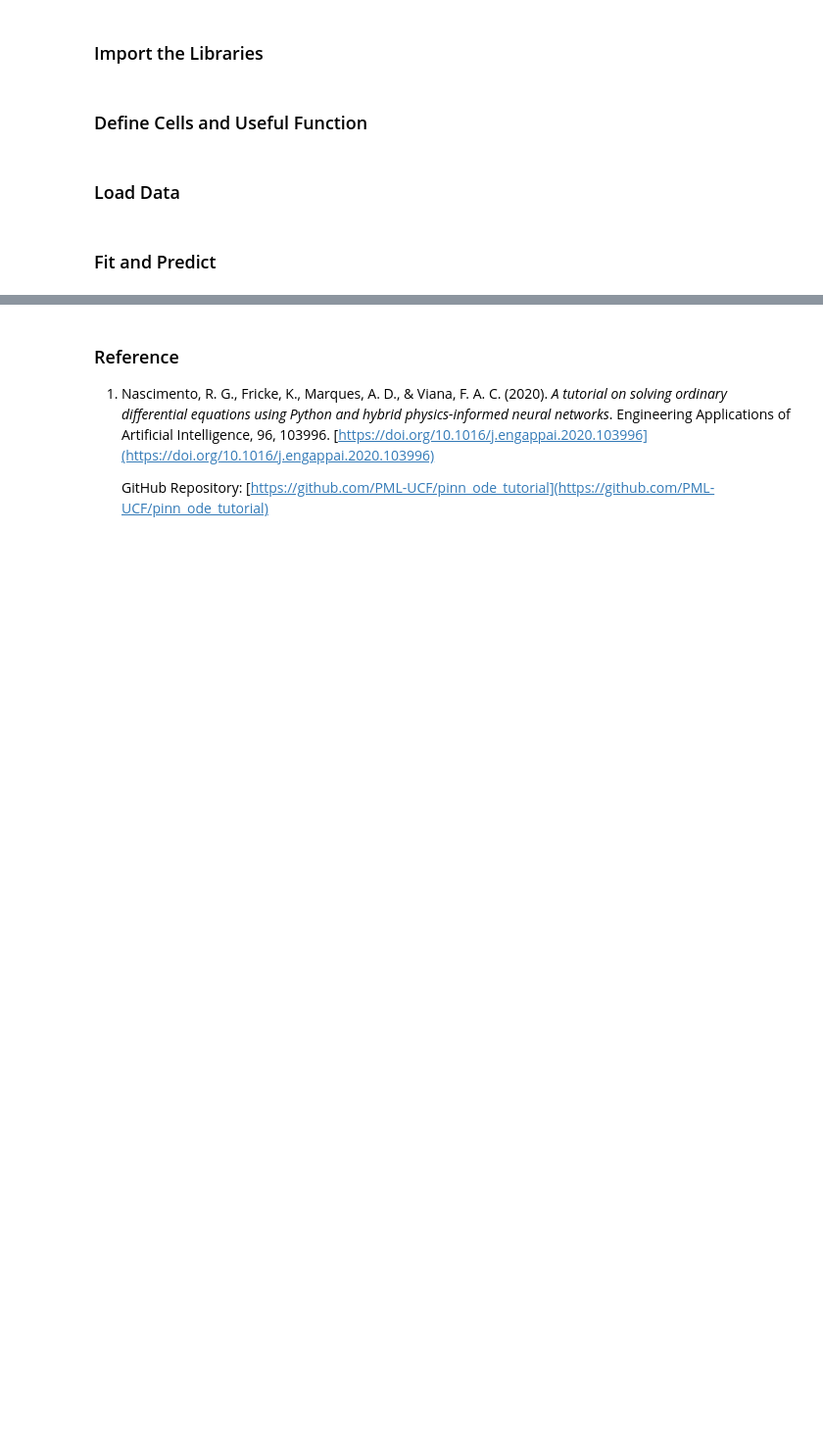
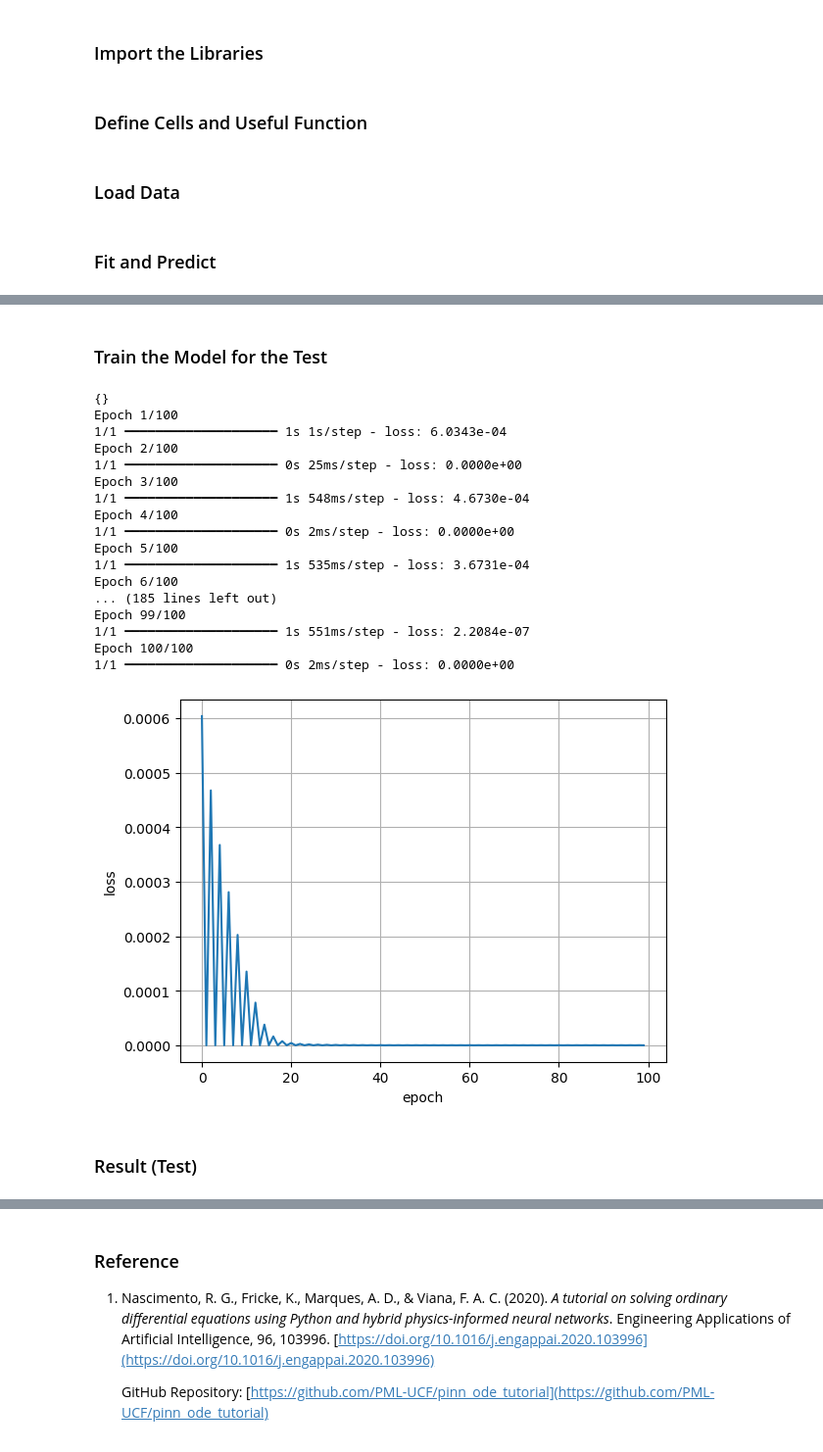
Before and after one commit to IsseiMatsuzoe/PINN, a Jupyter notebook: Solving First Order Differential Equation with Hybrid PINN.ipynb, the cells around one changed output, grey strips where cells are left out. Shown: that part at 98% size. Drawn from its saved outputs; the diff is of its cells as text; code cells hidden in the pictures; blank space fills up the shorter version.

```diff
--- a/Solving First Order Differential Equation with Hybrid PINN.ipynb
+++ b/Solving First Order Differential Equation with Hybrid PINN.ipynb
@@ -184,0 +176,53 @@ plt.show()
+# %% [markdown]
+### Train the Model for the Test
+# %%
+# stress-intensity layer
+dKlayer = Sequential()
+dKlayer.add(Normalization(70, 160, 0.005, 0.03))
+dKlayer.add(Dense(5, activation='tanh'))
+dKlayer.add(Dense(1))
+
+# weight initialization
+S_range  = np.linspace(70, 160, 1000)
+a_range  = np.linspace(0.005, 0.03, 1000)[np.random.permutation(np.arange(1000))]
+dK_range = -12.05 + 0.24 * S_range + 760.0 * a_range
+
+dKlayer.compile(loss='mse', optimizer=RMSprop(1e-2))
+inputs_train = np.transpose(np.asarray([S_range, a_range]))
+dKlayer.fit(inputs_train, dK_range, epochs=100, verbose=0)
+
+# fitting physics-informed neural network
+mckp = ModelCheckpoint(filepath = "./savedmodels/cp.weights.h5", monitor = 'loss', verbose = 0,
+                        save_best_only = True, mode = 'min', save_weights_only = True)
+
+model = create_model(C=C, m=m, a0=convert_to_tensor(a0, dtype=float32), dKlayer=dKlayer, batch_input_shape=Strain.shape)
+history = model.fit(Strain, atrain, epochs=100, steps_per_epoch=1, verbose=1, callbacks=[mckp])
+
+# plotting predictions
+fig = plt.figure()
+plt.plot(np.array(history.history['loss']))
+plt.xlabel("epoch")
+plt.ylabel("loss")
+plt.grid(which='both')
+plt.show()
+# %% [output]
+{}
+Epoch 1/100
+1/1 ━━━━━━━━━━━━━━━━━━━━ 1s 1s/step - loss: 6.0343e-04
+Epoch 2/100
+1/1 ━━━━━━━━━━━━━━━━━━━━ 0s 25ms/step - loss: 0.0000e+00
+Epoch 3/100
+1/1 ━━━━━━━━━━━━━━━━━━━━ 1s 548ms/step - loss: 4.6730e-04
+Epoch 4/100
+1/1 ━━━━━━━━━━━━━━━━━━━━ 0s 2ms/step - loss: 0.0000e+00
+Epoch 5/100
+1/1 ━━━━━━━━━━━━━━━━━━━━ 1s 535ms/step - loss: 3.6731e-04
+Epoch 6/100
+... (185 lines left out)
+Epoch 99/100
+1/1 ━━━━━━━━━━━━━━━━━━━━ 1s 551ms/step - loss: 2.2084e-07
+Epoch 100/100
+1/1 ━━━━━━━━━━━━━━━━━━━━ 0s 2ms/step - loss: 0.0000e+00
+[figure, added]
+# %% [markdown]
+### Result (Test)
```
Also changed, not shown: parts of 7 cells of this notebook, 1 other file.
